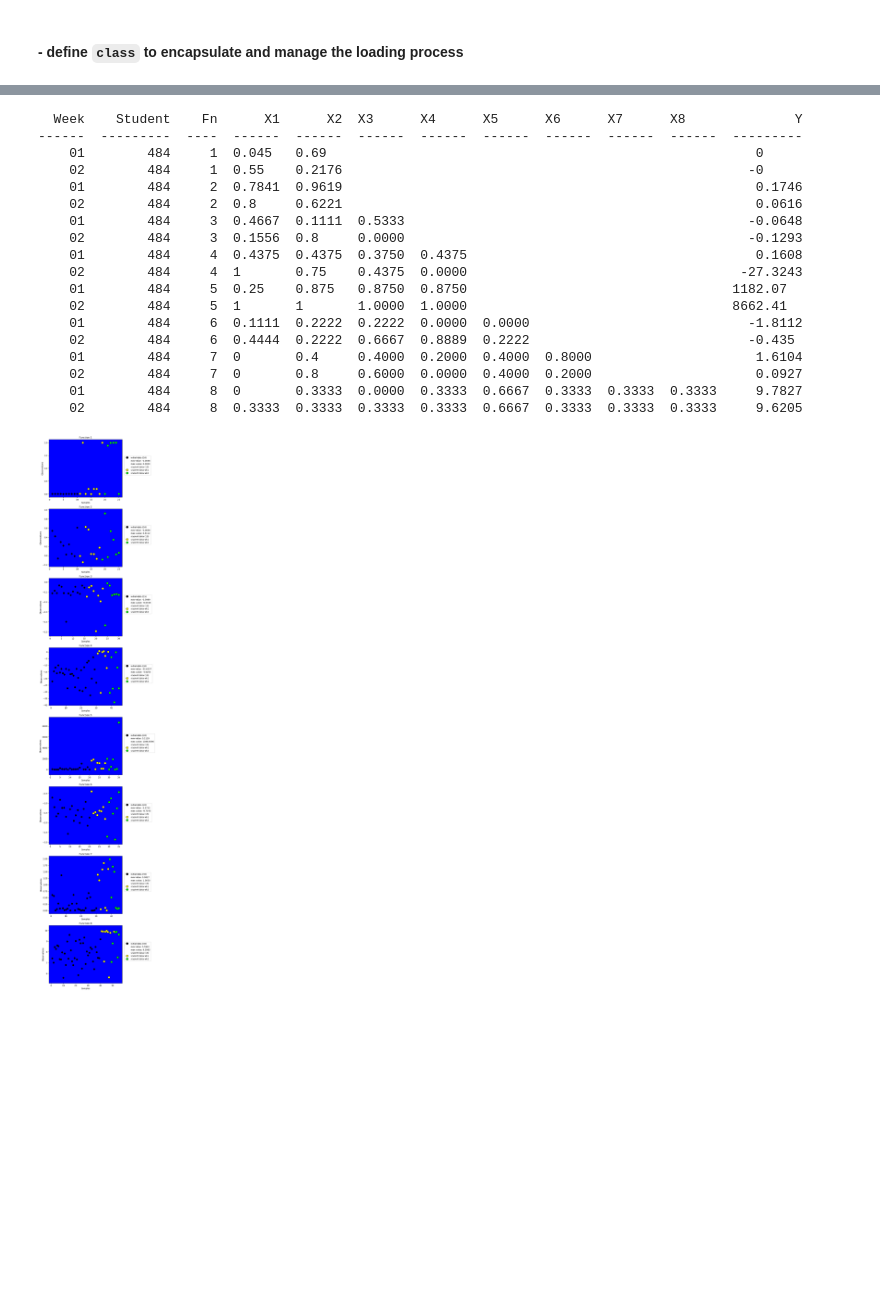
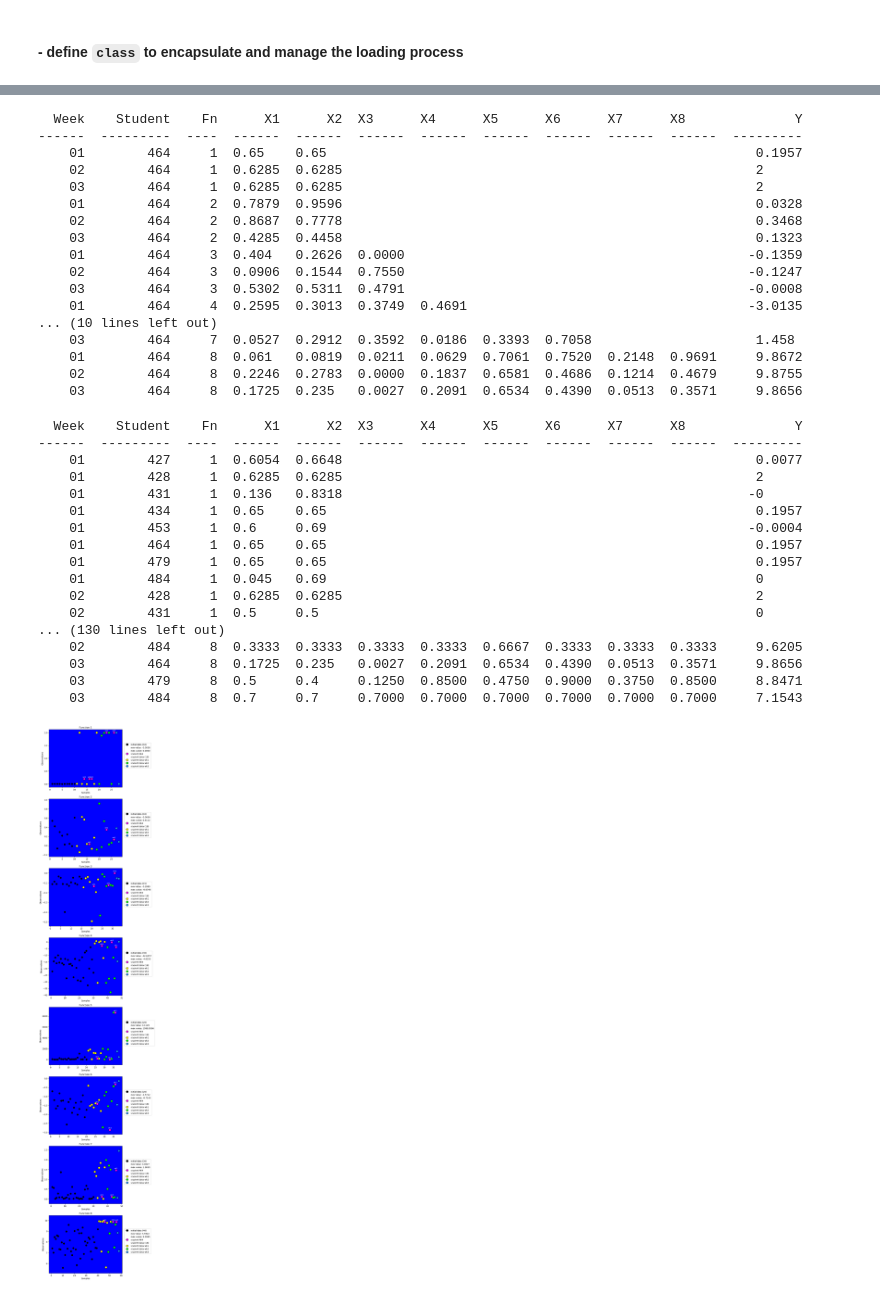
Before and after one commit to wrm65/Capstone-Competition-2024, a Jupyter notebook: load_capstone_results.ipynb, the cells around one changed output, grey strips where cells are left out. Saved outputs shown, nothing was run; the diff lists cells and outputs as text; code cells hidden in the pictures; blank space fills up the shorter version.

Commit message:
update student data

```diff
--- a/load_capstone_results.ipynb
+++ b/load_capstone_results.ipynb
@@ -148,8 +148,8 @@ class CapstoneResultLoader(object):
                 list.append(self._data_results[i])
         self._print_table_results(list)
 
-    def print_results(self):
-        self._print_table_results(self._data_results)
+    def print_results(self, sort=False):
+        self._print_table_results(self._data_results, sort)
 
     def print_student_results(self, num, sort=False):
         list = []
@@ -637,27 +657,46 @@ loader = CapstoneResultLoader()
 # %%
-loader.print_student_results(484, True)
+loader.print_student_results(464, True)
 # %% [output]
   Week    Student    Fn      X1      X2  X3      X4      X5      X6      X7      X8              Y
 ------  ---------  ----  ------  ------  ------  ------  ------  ------  ------  ------  ---------
-    01        484     1  0.045   0.69                                                       0
-    02        484     1  0.55    0.2176                                                    -0
-    01        484     2  0.7841  0.9619                                                     0.1746
-    02        484     2  0.8     0.6221                                                     0.0616
-    01        484     3  0.4667  0.1111  0.5333                                            -0.0648
-    02        484     3  0.1556  0.8     0.0000                                            -0.1293
-    01        484     4  0.4375  0.4375  0.3750  0.4375                                     0.1608
-    02        484     4  1       0.75    0.4375  0.0000                                   -27.3243
-    01        484     5  0.25    0.875   0.8750  0.8750                                  1182.07
-    02        484     5  1       1       1.0000  1.0000                                  8662.41
-    01        484     6  0.1111  0.2222  0.2222  0.0000  0.0000                            -1.8112
-    02        484     6  0.4444  0.2222  0.6667  0.8889  0.2222                            -0.435
-    01        484     7  0       0.4     0.4000  0.2000  0.4000  0.8000                     1.6104
-    02        484     7  0       0.8     0.6000  0.0000  0.4000  0.2000                     0.0927
-    01        484     8  0       0.3333  0.0000  0.3333  0.6667  0.3333  0.3333  0.3333     9.7827
-    02        484     8  0.3333  0.3333  0.3333  0.3333  0.6667  0.3333  0.3333  0.3333     9.6205
+    01        464     1  0.65    0.65                                                       0.1957
+    02        464     1  0.6285  0.6285                                                     2
+    03        464     1  0.6285  0.6285                                                     2
+    01        464     2  0.7879  0.9596                                                     0.0328
+    02        464     2  0.8687  0.7778                                                     0.3468
+    03        464     2  0.4285  0.4458                                                     0.1323
+    01        464     3  0.404   0.2626  0.0000                                            -0.1359
+    02        464     3  0.0906  0.1544  0.7550                                            -0.1247
+    03        464     3  0.5302  0.5311  0.4791                                            -0.0008
+    01        464     4  0.2595  0.3013  0.3749  0.4691                                    -3.0135
+... (10 lines left out)
+    03        464     7  0.0527  0.2912  0.3592  0.0186  0.3393  0.7058                     1.458
+    01        464     8  0.061   0.0819  0.0211  0.0629  0.7061  0.7520  0.2148  0.9691     9.8672
+    02        464     8  0.2246  0.2783  0.0000  0.1837  0.6581  0.4686  0.1214  0.4679     9.8755
+    03        464     8  0.1725  0.235   0.0027  0.2091  0.6534  0.4390  0.0513  0.3571     9.8656
 # %%
 # loader.print_html_updated_data()
 # %%
-loader.save_plot_observations()
+loader.print_results(True)
 # %% [output]
-[figure, removed]
+  Week    Student    Fn      X1      X2  X3      X4      X5      X6      X7      X8              Y
+------  ---------  ----  ------  ------  ------  ------  ------  ------  ------  ------  ---------
+    01        427     1  0.6054  0.6648                                                     0.0077
+    01        428     1  0.6285  0.6285                                                     2
+    01        431     1  0.136   0.8318                                                    -0
+    01        434     1  0.65    0.65                                                       0.1957
+    01        453     1  0.6     0.69                                                      -0.0004
+    01        464     1  0.65    0.65                                                       0.1957
+    01        479     1  0.65    0.65                                                       0.1957
+    01        484     1  0.045   0.69                                                       0
+    02        428     1  0.6285  0.6285                                                     2
+    02        431     1  0.5     0.5                                                        0
+... (130 lines left out)
+    02        484     8  0.3333  0.3333  0.3333  0.3333  0.6667  0.3333  0.3333  0.3333     9.6205
+    03        464     8  0.1725  0.235   0.0027  0.2091  0.6534  0.4390  0.0513  0.3571     9.8656
+    03        479     8  0.5     0.4     0.1250  0.8500  0.4750  0.9000  0.3750  0.8500     8.8471
+    03        484     8  0.7     0.7     0.7000  0.7000  0.7000  0.7000  0.7000  0.7000     7.1543
+# %%
+loader.plot_observations(464)
+# %% [output]
+[figure, added]
```
Also changed, not shown: parts of 2 cells of this notebook, 6 other files.
